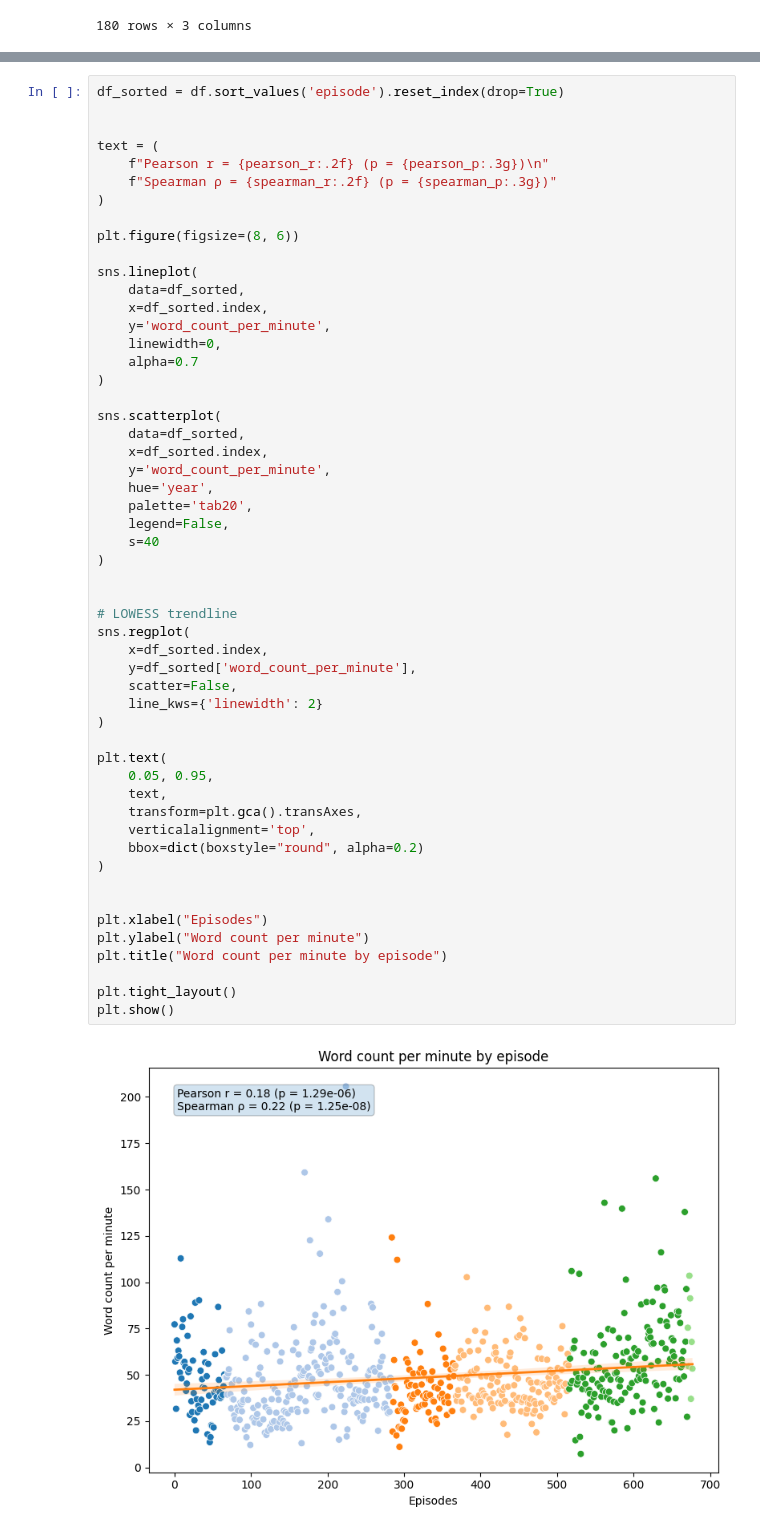
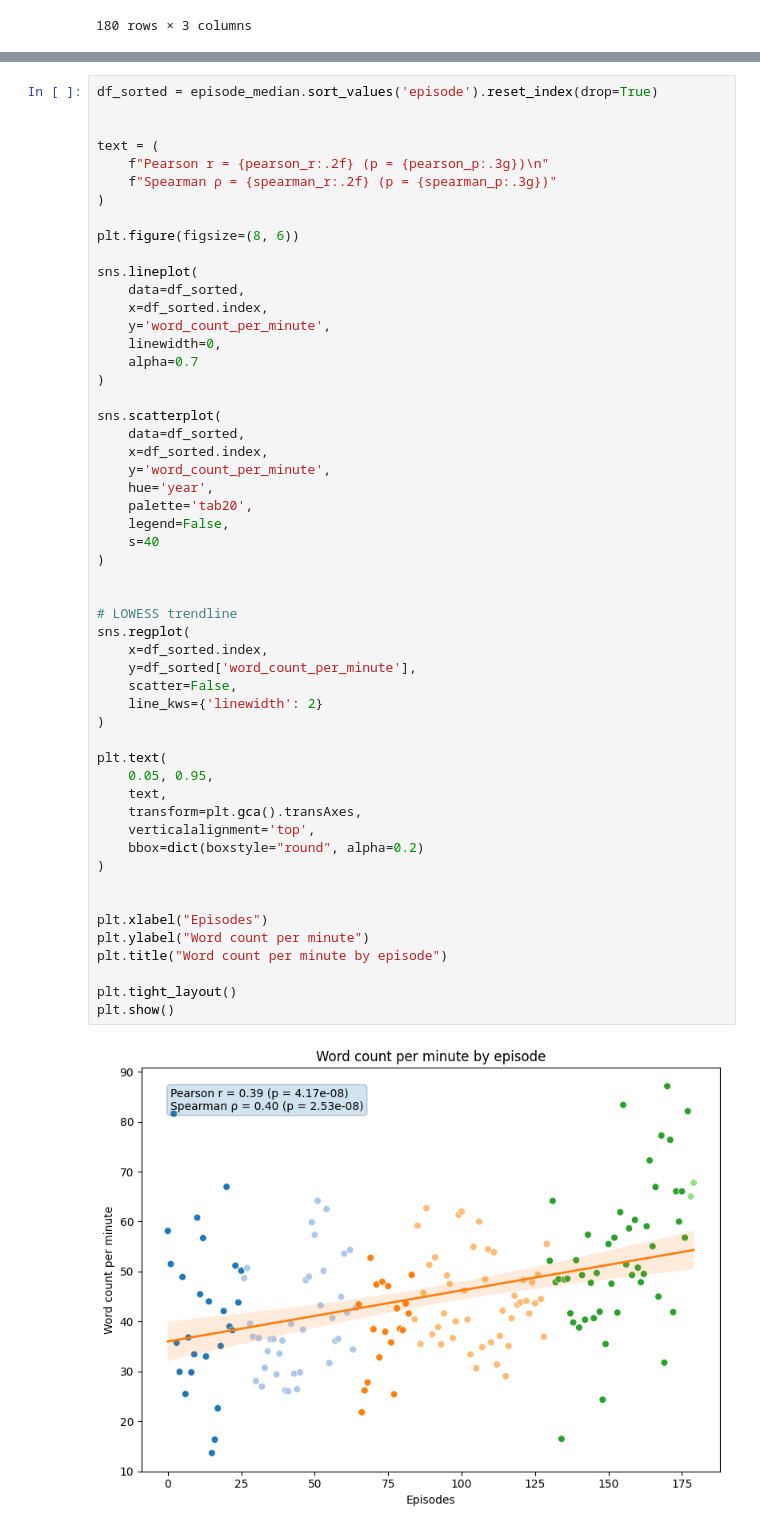
Before and after one commit to chill-bird/cultural_analytics_project, a Jupyter notebook: src/analysis/analyze_word_count.ipynb, the cells around one changed output, grey strips where cells are left out. Cells and saved outputs as stored; diff of their text form.

Commit message:
[Analysis] Grouped median word count analysis by episode

```diff
--- a/src/analysis/analyze_word_count.ipynb
+++ b/src/analysis/analyze_word_count.ipynb
@@ -142,5 +112,5 @@ plt.show()
 # %%
-df_sorted = df.sort_values('episode').reset_index(drop=True)
+df_sorted = episode_median.sort_values('episode').reset_index(drop=True)
 
 
 text = (
@@ -166,31 +136,31 @@ sns.scatterplot(
     palette='tab20',
     legend=False,
     s=40
 )
 
 
 # LOWESS trendline
 sns.regplot(
     x=df_sorted.index,
     y=df_sorted['word_count_per_minute'],
     scatter=False,
     line_kws={'linewidth': 2}
 )
 
 plt.text(
     0.05, 0.95,
     text,
     transform=plt.gca().transAxes,
     verticalalignment='top',
     bbox=dict(boxstyle="round", alpha=0.2)
 )
 
 
 plt.xlabel("Episodes")
 plt.ylabel("Word count per minute")
 plt.title("Word count per minute by episode")
 
 plt.tight_layout()
 plt.show()
 # %% [output]
-[figure, old version]
+[figure, new version]
```
Also changed, not shown: parts of 5 cells of this notebook, 1 other file.
